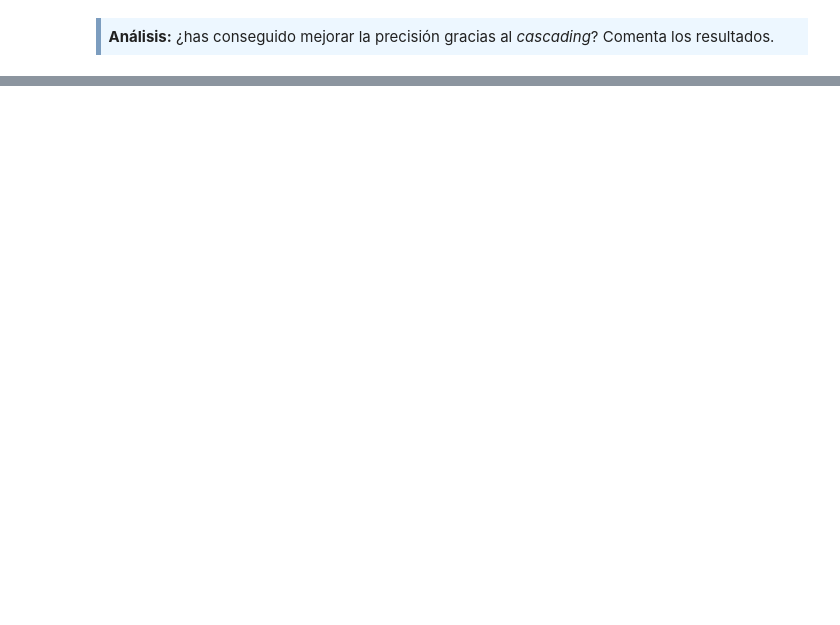
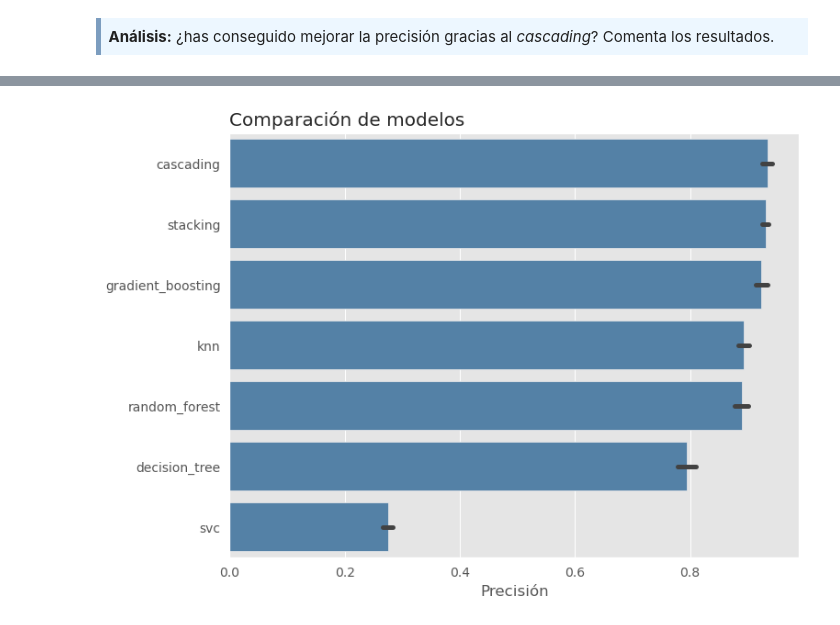
Before and after one commit to gvillalba86/AdvancedDataMininig, a Jupyter notebook: PEC4/20221_M2.855_PEC4-Enunciado.ipynb, the cells around one changed output, grey strips where cells are left out. Cells and saved outputs as stored; diff of their text form; code cells hidden in the pictures; blank space fills up the shorter version.

```diff
--- a/PEC4/20221_M2.855_PEC4-Enunciado.ipynb
+++ b/PEC4/20221_M2.855_PEC4-Enunciado.ipynb
@@ -386,3 +508,17 @@ Calcula la precisión del modelo resultante con *cross-validation* en el conjunt
 - https://docs.scipy.org/doc/numpy-1.14.0/reference/generated/numpy.column_stack.html
 - https://scikit-learn.org/stable/modules/generated/sklearn.preprocessing.OneHotEncoder.html
 </div>
+# %%
+base_models = [('decision_tree', DT),
+               ('random_forest', RF),
+               ('gradient_boosting', GB),
+               ('svc', SVC_pipe),
+               ('knn', KNN_pipe)]
+clf_pred = np.zeros((y_train.shape[0], len(base_models)))
+acc_test = {}
+for i, (clf_name, clf) in enumerate(base_models):
+    clf.fit(X_train, y_train)
+    y_test_pred = clf.predict(X_test)
+    acc_test[clf_name] = cross_val_score(clf, X_train, y_train, n_jobs=-1, cv=10, scoring='accuracy')
+    print(f'La precision con validación cruzada es en {clf_name} es: {acc_test[clf_name].mean():.3f} +/- {acc_test[clf_name].std():.3f}')
+    clf_pred[:, i] = y_test_pred
@@ -388,0 +531,4 @@ Calcula la precisión del modelo resultante con *cross-validation* en el conjunt
+# %%
+print(f'Dimensión del vector de características antes de codificación: {clf_pred.shape}')
+clf_pred_oh = OneHotEncoder().fit_transform(clf_pred).toarray()
+print(f'Dimensión del vector de características después de codificación: {clf_pred_oh.shape}')
@@ -388,0 +538,5 @@ Calcula la precisión del modelo resultante con *cross-validation* en el conjunt
+# %%
+stack_clf = GradientBoostingClassifier(n_estimators=20, max_depth=5, random_state=myseed)
+acc_test['stacking'] = cross_val_score(stack_clf, clf_pred_oh, y_test, cv=10, scoring='accuracy')
+print(f'La precision con validación cruzada es en stacking es: {acc_test["stacking"].mean():.3f} \
+      +/- {acc_test["stacking"].std():.3f}')
@@ -407,0 +571,5 @@ Calcula la precisión del modelo resultante con *cross-validation* en el conjunt
+# %%
+cascading_clf = GradientBoostingClassifier(n_estimators=20, max_depth=5, random_state=myseed)
+acc_test['cascading'] = cross_val_score(cascading_clf, np.hstack((clf_pred_oh, X_test)),
+                                        y_test, cv=10, scoring='accuracy')
+print(f'La precision con validación cruzada es en cascading es: {acc_test["cascading"].mean():.3f} +/- {acc_test["cascading"].std():.3f}')
@@ -411,0 +586,12 @@ Calcula la precisión del modelo resultante con *cross-validation* en el conjunt
+# %%
+acc_test_df = pd.DataFrame(acc_test)
+acc_test_df = pd.melt(acc_test_df)
+fig, ax = plt.subplots(figsize=(8, 6))
+order = acc_test_df.groupby('variable')['value'].mean().sort_values(ascending=False).index
+sns.barplot(data=acc_test_df, x='value', y='variable', color='steelblue', order=order, ax=ax)
+ax.set_title('Comparación de modelos')
+ax.set_xlabel('Precisión')
+ax.set_ylabel('')
+plt.show()
+# %% [output]
+[figure, added]
```
Also changed, not shown: parts of 25 cells of this notebook.
